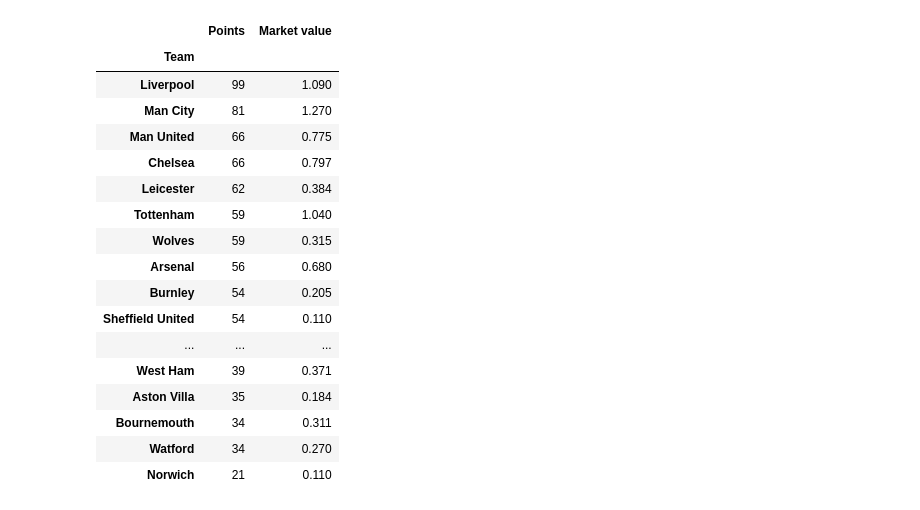
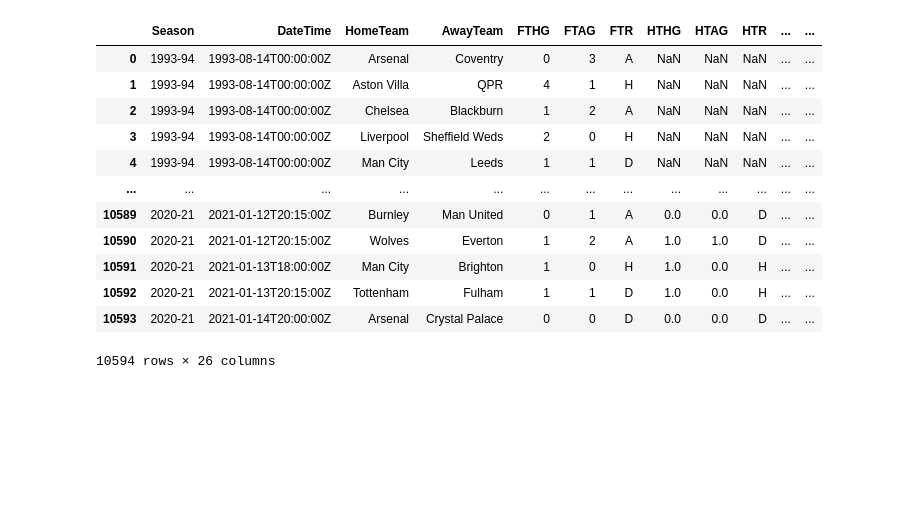
Before and after one commit to mr-aufziehvogel/gitlearn, a Jupyter notebook: Untitled3.ipynb, the cells around one changed output. Drawn from its saved outputs; the diff is of its cells as text; code cells hidden in the pictures; blank space fills up the shorter version.

```diff
--- a/Untitled3.ipynb
+++ b/Untitled3.ipynb
@@ -161,22 +149,17 @@ table["Market value"] = marktwert
-# %%
-table
-# %% [output]
-|  | Points | Market value |
-| Team |  |  |
-| Liverpool | 99 | 1.090 |
-| Man City | 81 | 1.270 |
-| Man United | 66 | 0.775 |
-| Chelsea | 66 | 0.797 |
-| Leicester | 62 | 0.384 |
-| Tottenham | 59 | 1.040 |
-| Wolves | 59 | 0.315 |
-| Arsenal | 56 | 0.680 |
-| Burnley | 54 | 0.205 |
-| Sheffield United | 54 | 0.110 |
-| ... | ... | ... |
-| West Ham | 39 | 0.371 |
-| Aston Villa | 35 | 0.184 |
-| Bournemouth | 34 | 0.311 |
-| Watford | 34 | 0.270 |
-| Norwich | 21 | 0.110 |
+# %%
+df
+# %% [output]
+|  | Season | DateTime | HomeTeam | AwayTeam | FTHG | FTAG | FTR | HTHG | HTAG | HTR | ... | ... |
+| 0 | 1993-94 | 1993-08-14T00:00:00Z | Arsenal | Coventry | 0 | 3 | A | NaN | NaN | NaN | ... | ... |
+| 1 | 1993-94 | 1993-08-14T00:00:00Z | Aston Villa | QPR | 4 | 1 | H | NaN | NaN | NaN | ... | ... |
+| 2 | 1993-94 | 1993-08-14T00:00:00Z | Chelsea | Blackburn | 1 | 2 | A | NaN | NaN | NaN | ... | ... |
+| 3 | 1993-94 | 1993-08-14T00:00:00Z | Liverpool | Sheffield Weds | 2 | 0 | H | NaN | NaN | NaN | ... | ... |
+| 4 | 1993-94 | 1993-08-14T00:00:00Z | Man City | Leeds | 1 | 1 | D | NaN | NaN | NaN | ... | ... |
+| ... | ... | ... | ... | ... | ... | ... | ... | ... | ... | ... | ... | ... |
+| 10589 | 2020-21 | 2021-01-12T20:15:00Z | Burnley | Man United | 0 | 1 | A | 0.0 | 0.0 | D | ... | ... |
+| 10590 | 2020-21 | 2021-01-12T20:15:00Z | Wolves | Everton | 1 | 2 | A | 1.0 | 1.0 | D | ... | ... |
+| 10591 | 2020-21 | 2021-01-13T18:00:00Z | Man City | Brighton | 1 | 0 | H | 1.0 | 0.0 | H | ... | ... |
+| 10592 | 2020-21 | 2021-01-13T20:15:00Z | Tottenham | Fulham | 1 | 1 | D | 1.0 | 0.0 | H | ... | ... |
+| 10593 | 2020-21 | 2021-01-14T20:00:00Z | Arsenal | Crystal Palace | 0 | 0 | D | 0.0 | 0.0 | D | ... | ... |
+10594 rows × 26 columns
 # %%
```
Also changed, not shown: parts of 16 cells of this notebook, 7 other files.
